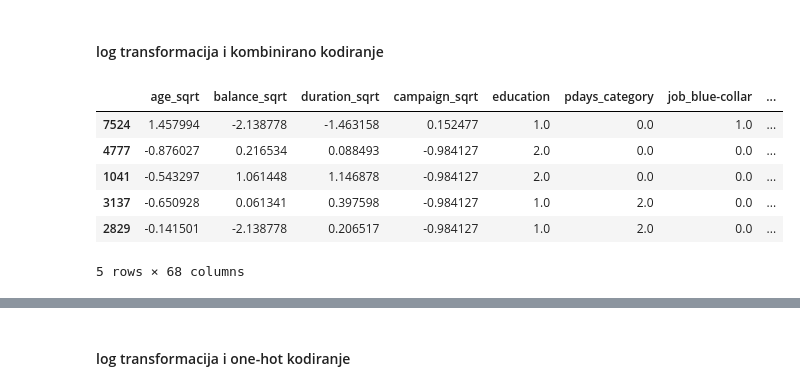
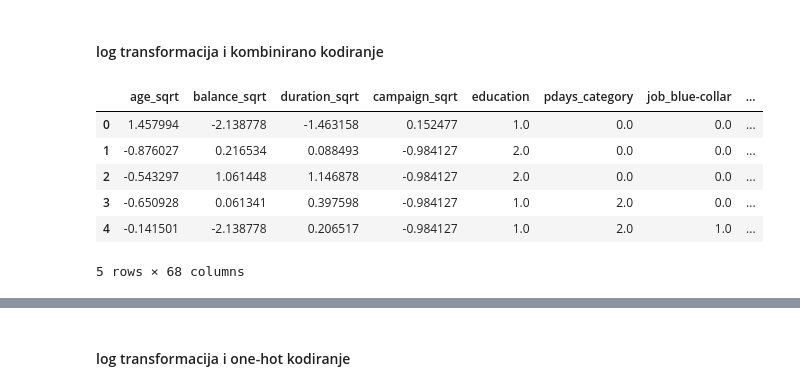
Before and after one commit to dsabljic/Bank-Marketing, a Jupyter notebook: BankMarketing.ipynb, the cells around one changed output, grey strips where cells are left out. Drawn from its saved outputs; the diff is of its cells as text; code cells hidden in the pictures.

```diff
--- a/BankMarketing.ipynb
+++ b/BankMarketing.ipynb
@@ -640,57 +683,40 @@ X_train_final_sqrt_oh.head()
 # %% [markdown]
 #### log transformacija i kombinirano kodiranje
 # %%
-df_copy = df.copy()
-
-numeric_columns = ['age_sqrt', 'balance_sqrt', 'duration_sqrt', 'campaign_sqrt']
-ordinal_columns = ['education', 'pdays_category']
-nominal_columns = ['job', 'marital', 'default', 'housing', 'loan', 'contact', 'month', 'day', 'poutcome']
-
-# Kvadratna korijenska transformacija
-df_log = df.copy()
-df_log['balance_sqrt'] = df_log['balance'].apply(lambda x: np.log(x + 1) if x > 0 else 0)
-df_log['duration_sqrt'] = df_log['duration'].apply(lambda x: np.log(x + 1))
-df_log['campaign_sqrt'] = df_log['campaign'].apply(lambda x: np.log(x))
-df_log['age_sqrt'] = df_log['age'].apply(lambda x: np.log(x + 1))
-
-# Podjela podataka na treniranje i testiranje
 X_log_combo = df_log[['age_sqrt', 'balance_sqrt', 'duration_sqrt', 'campaign_sqrt'] + nominal_columns + ordinal_columns]
 y_log_combo = df_log['deposit'].apply(lambda x: 1 if x == 'yes' else 0)
 
-X_train_log_combo, X_test_log_combo, y_train_log_combo, y_test_log_combo = train_test_split(X_log_combo, y_log_combo, test_size=0.3, random_state=42, stratify=y)
+X_train_log_combo, X_test_log_combo, y_train_log_combo, y_test_log_combo = train_test_split(X_log_combo, y_log_combo, test_size=0.3, random_state=42, stratify=y_log_combo)
 
-# Skaliranje numeričkih varijabli
 scaler = StandardScaler()
 X_train_scaled_log_combo = X_train_log_combo.copy()
 X_test_scaled_log_combo = X_test_log_combo.copy()
 
 X_train_scaled_log_combo[numeric_columns] = scaler.fit_transform(X_train_scaled_log_combo[numeric_columns])
 X_test_scaled_log_combo[numeric_columns] = scaler.transform(X_test_scaled_log_combo[numeric_columns])
 
-# One-hot encoding za nominalne varijable
 encoder = OneHotEncoder(sparse_output=False, drop='first')
 encoded_nominal_train = pd.DataFrame(encoder.fit_transform(X_train_scaled_log_combo[nominal_columns]), columns=encoder.get_feature_names_out(nominal_columns))
 encoded_nominal_test = pd.DataFrame(encoder.transform(X_test_scaled_log_combo[nominal_columns]), columns=encoder.get_feature_names_out(nominal_columns))
 
-# Specificiranje redoslijeda za ordinalne varijable
-education_categories = ['primary', 'secondary', 'tertiary', 'unknown']
-pdays_categories = ['never contacted', 'recently contacted', 'contacted long ago']
-
-# Ordinal encoding za ordinalne varijable
 ordinal_encoder = OrdinalEncoder(categories=[education_categories, pdays_categories])
 X_train_scaled_log_combo[ordinal_columns] = ordinal_encoder.fit_transform(X_train_scaled_log_combo[ordinal_columns])
 X_test_scaled_log_combo[ordinal_columns] = ordinal_encoder.transform(X_test_scaled_log_combo[ordinal_columns])
 
-# Spajanje skaliranih numeričkih i kodiranih kategorijskih varijabli
+X_train_scaled_log_combo.reset_index(drop=True, inplace=True)
+encoded_nominal_train.reset_index(drop=True, inplace=True)
+X_test_scaled_log_combo.reset_index(drop=True, inplace=True)
+encoded_nominal_test.reset_index(drop=True, inplace=True)
+
 X_train_final_log_combo = pd.concat([X_train_scaled_log_combo[numeric_columns + ordinal_columns], encoded_nominal_train], axis=1)
 X_test_final_log_combo = pd.concat([X_test_scaled_log_combo[numeric_columns + ordinal_columns], encoded_nominal_test], axis=1)
 
 X_train_final_log_combo.head()
 # %% [output]
 |  | age_sqrt | balance_sqrt | duration_sqrt | campaign_sqrt | education | pdays_category | job_blue-collar | ... |
-| 7524 | 1.457994 | -2.138778 | -1.463158 | 0.152477 | 1.0 | 0.0 | 1.0 | ... |
-| 4777 | -0.876027 | 0.216534 | 0.088493 | -0.984127 | 2.0 | 0.0 | 0.0 | ... |
-| 1041 | -0.543297 | 1.061448 | 1.146878 | -0.984127 | 2.0 | 0.0 | 0.0 | ... |
-| 3137 | -0.650928 | 0.061341 | 0.397598 | -0.984127 | 1.0 | 2.0 | 0.0 | ... |
-| 2829 | -0.141501 | -2.138778 | 0.206517 | -0.984127 | 1.0 | 2.0 | 0.0 | ... |
+| 0 | 1.457994 | -2.138778 | -1.463158 | 0.152477 | 1.0 | 0.0 | 0.0 | ... |
+| 1 | -0.876027 | 0.216534 | 0.088493 | -0.984127 | 2.0 | 0.0 | 0.0 | ... |
+| 2 | -0.543297 | 1.061448 | 1.146878 | -0.984127 | 2.0 | 0.0 | 0.0 | ... |
+| 3 | -0.650928 | 0.061341 | 0.397598 | -0.984127 | 1.0 | 2.0 | 0.0 | ... |
+| 4 | -0.141501 | -2.138778 | 0.206517 | -0.984127 | 1.0 | 2.0 | 1.0 | ... |
 5 rows × 68 columns
```
Also changed, not shown: parts of 11 cells of this notebook.
